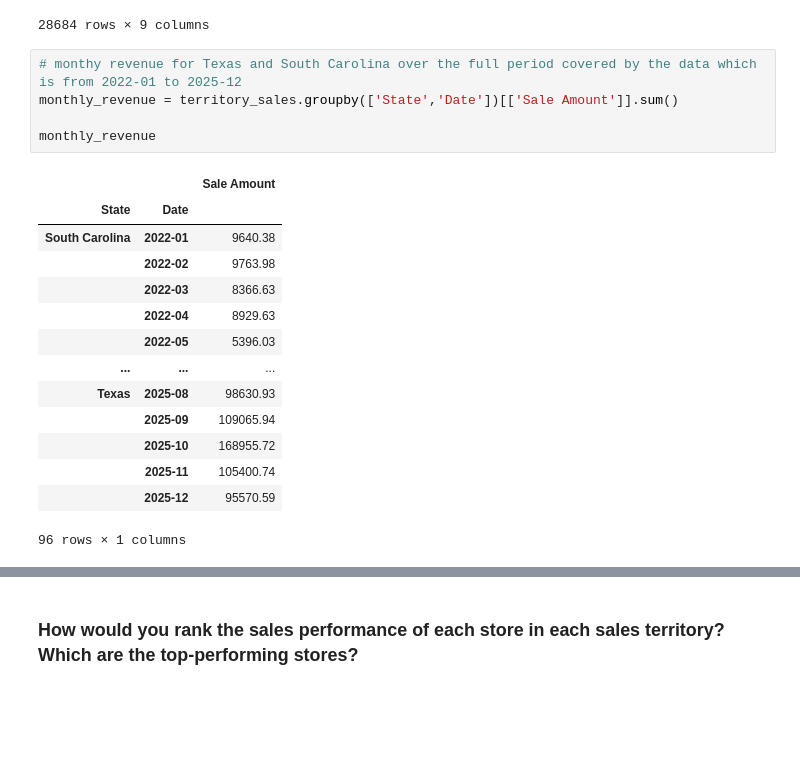
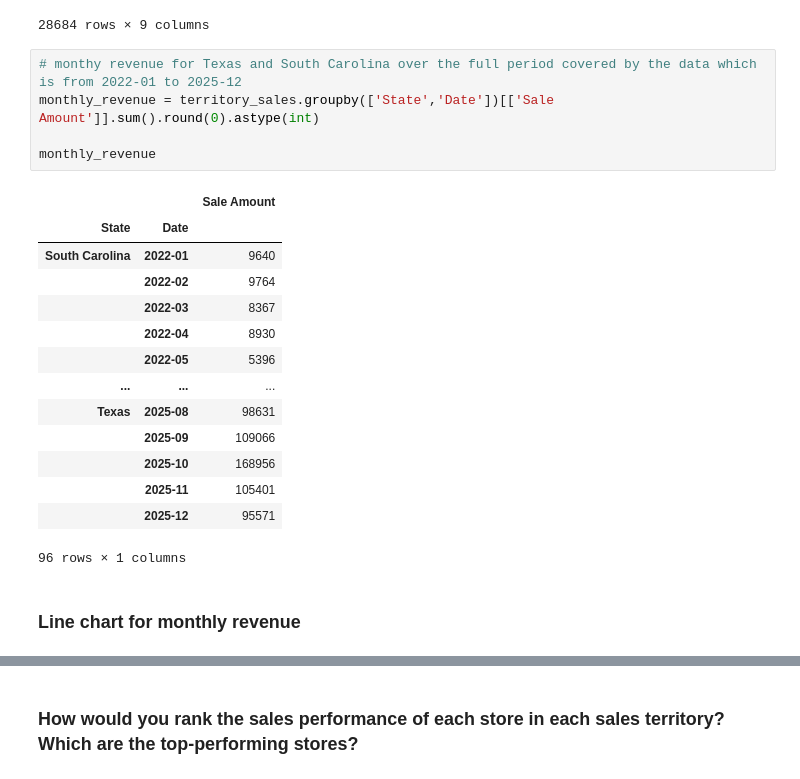
Before and after one commit to Bcv1018/Capstone_2, a Jupyter notebook: Carrillo-Valencia_sales_analysis.ipynb, the cells around one changed output, grey strips where cells are left out. Cells and saved outputs as stored; diff of their text form; blank space fills up the shorter version.

```diff
--- a/Carrillo-Valencia_sales_analysis.ipynb
+++ b/Carrillo-Valencia_sales_analysis.ipynb
@@ -238,21 +249,23 @@ territory_sales
 28684 rows × 9 columns
 # %%
 # monthy revenue for Texas and South Carolina over the full period covered by the data which is from 2022-01 to 2025-12
-monthly_revenue = territory_sales.groupby(['State','Date'])[['Sale Amount']].sum()
+monthly_revenue = territory_sales.groupby(['State','Date'])[['Sale Amount']].sum().round(0).astype(int)
 
 monthly_revenue
 # %% [output]
 |  |  | Sale Amount |
 | State | Date |  |
-| South Carolina | 2022-01 | 9640.38 |
-|  | 2022-02 | 9763.98 |
-|  | 2022-03 | 8366.63 |
-|  | 2022-04 | 8929.63 |
-|  | 2022-05 | 5396.03 |
+| South Carolina | 2022-01 | 9640 |
+|  | 2022-02 | 9764 |
+|  | 2022-03 | 8367 |
+|  | 2022-04 | 8930 |
+|  | 2022-05 | 5396 |
 | ... | ... | ... |
-| Texas | 2025-08 | 98630.93 |
-|  | 2025-09 | 109065.94 |
-|  | 2025-10 | 168955.72 |
-|  | 2025-11 | 105400.74 |
-|  | 2025-12 | 95570.59 |
+| Texas | 2025-08 | 98631 |
+|  | 2025-09 | 109066 |
+|  | 2025-10 | 168956 |
+|  | 2025-11 | 105401 |
+|  | 2025-12 | 95571 |
 96 rows × 1 columns
+# %% [markdown]
+### Line chart for monthly revenue
```
Also changed, not shown: parts of 23 cells of this notebook, 6 other files.
